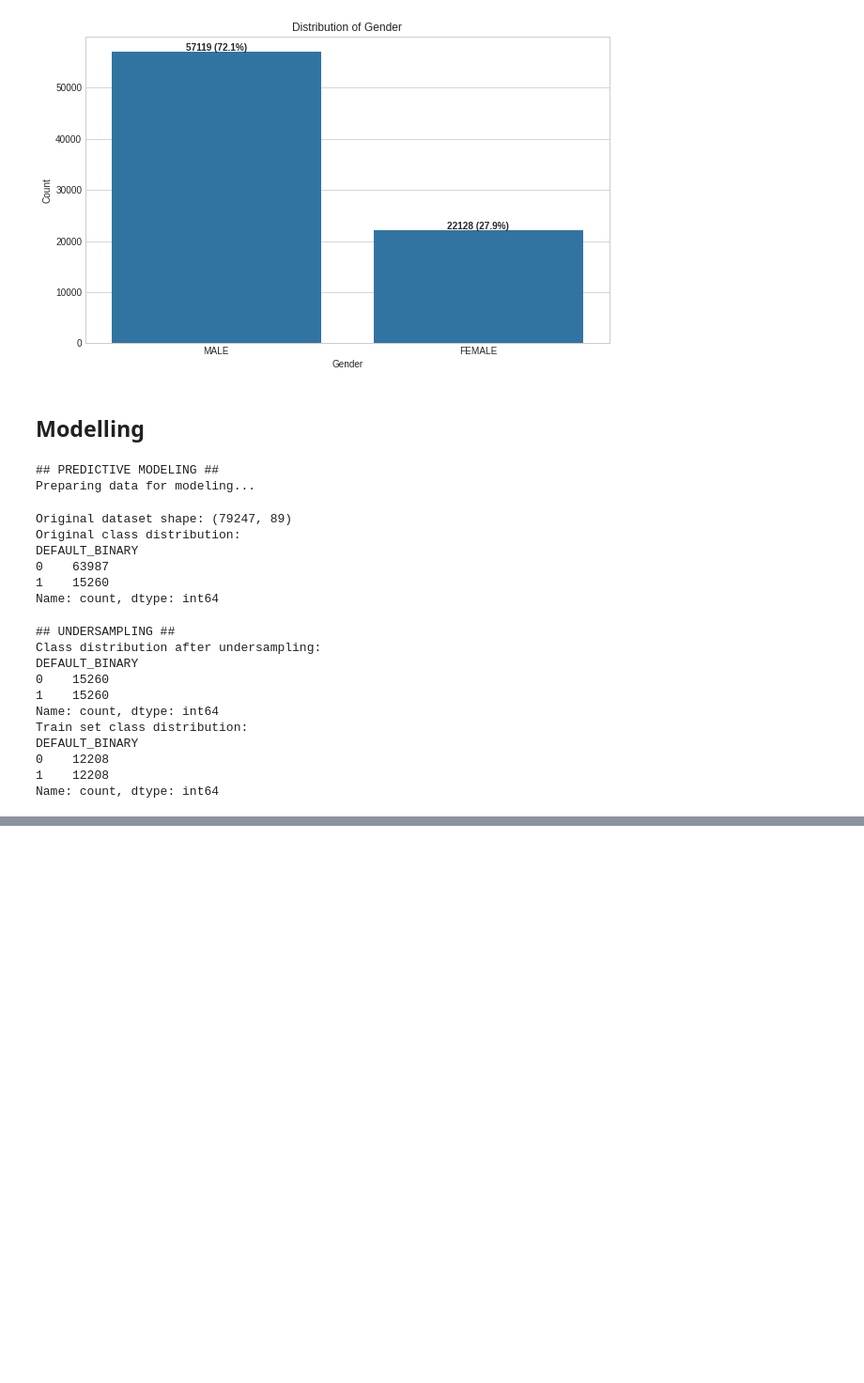
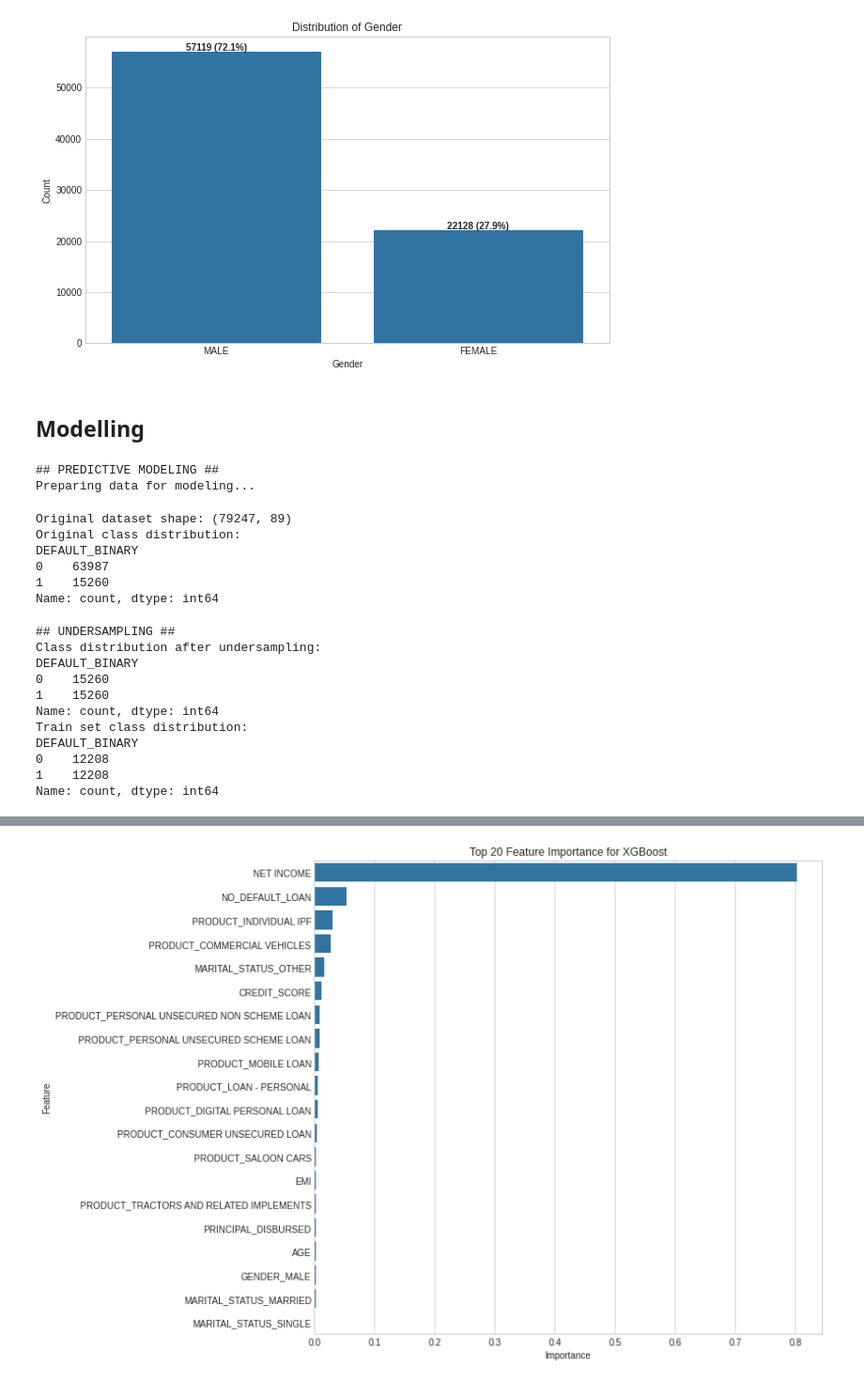
Before and after one commit to KaiFa254/SmartLender, a Jupyter notebook: notebooks/Alex.ipynb, the cells around one changed output, grey strips where cells are left out. Shown at 94% size. Saved outputs shown, nothing was run; the diff lists cells and outputs as text; code cells hidden in the pictures; blank space fills up the shorter version.

```diff
--- a/notebooks/Alex.ipynb
+++ b/notebooks/Alex.ipynb
@@ -1157,0 +1057,81 @@ These features should be prioritized when assessing loan default risk.
+# %%
+# --------------------------------
+# FEATURE IMPORTANCE
+# --------------------------------
+from sklearn.model_selection import cross_val_score
+# If the best model has feature importance attributes
+if hasattr(best_tuned_model, 'feature_importances_') or hasattr(best_tuned_model, 'coef_'):
+    print("\nFeature Importance:")
+
+    # Get feature importance
+    if hasattr(best_tuned_model, 'feature_importances_'):
+        importances = best_tuned_model.feature_importances_
+    else:  # For logistic regression
+        importances = np.abs(best_tuned_model.coef_[0])
+
+    # Create dataframe with feature names and importance
+    feature_importance_df = pd.DataFrame({
+        'Feature': X_train.columns,
+        'Importance': importances
+    })
+
+    # Sort by importance
+    feature_importance_df = feature_importance_df.sort_values('Importance', ascending=False)
+
+    # Print top 20 features
+    print(feature_importance_df.head(20))
+
+    # Plot feature importance
+    plt.figure(figsize=(12, 8))
+    sns.barplot(x='Importance', y='Feature', data=feature_importance_df.head(20))
+    plt.title(f'Top 20 Feature Importance for {best_model_name}')
+    plt.tight_layout()
+    plt.show()
+
+# --------------------------------
+# FINAL MODEL SELECTION AND EVALUATION
+# --------------------------------
+
+print("\nFINAL MODEL SELECTION")
+print("---------------------")
+
+# Calculate cross-validation score for the tuned model
+cv_scores = cross_val_score(best_tuned_model, X, y, cv=5, scoring='f1')
+print(f"5-Fold Cross-Validation F1 Scores: {cv_scores}")
+print(f"Mean F1 Score: {cv_scores.mean():.4f}")
+print(f"Standard Deviation: {cv_scores.std():.4f}")
+
+# Summarize the performance of all models
+print("\nPerformance Summary:")
+print("--------------------")
+model_names = list(results.keys()) + ["Tuned " + best_model_name]
+accuracies = [result['accuracy'] for result in results.values()] + [tuned_results['accuracy']]
+f1_scores_list = [result['f1_score'] for result in results.values()] + [tuned_results['f1_score']]
+roc_auc_list = []
+
+for result in results.values():
+    if result['roc_auc'] is not None:
+        roc_auc_list.append(result['roc_auc'])
+    else:
+        roc_auc_list.append(None)
+roc_auc_list.append(tuned_results['roc_auc'] if tuned_results['roc_auc'] is not None else None)
+
+summary_df = pd.DataFrame({
+    'Model': model_names,
+    'Accuracy': accuracies,
+    'F1 Score': f1_scores_list,
+    'ROC AUC': roc_auc_list
+})
+
+print(summary_df.sort_values('F1 Score', ascending=False))
+
+# Conclusion
+print("\nCONCLUSION")
+print("----------")
+best_row = summary_df.loc[summary_df['F1 Score'].idxmax()]
+print(f"The best performing model is {best_row['Model']} with:")
+print(f"- Accuracy: {best_row['Accuracy']:.4f}")
+print(f"- F1 Score: {best_row['F1 Score']:.4f}")
+if pd.notnull(best_row['ROC AUC']):
+    print(f"- ROC AUC: {best_row['ROC AUC']:.4f}")
+# %% [output]
@@ -1157,0 +1155 @@ These features should be prioritized when assessing loan default risk.
+[figure, added]
```
Also changed, not shown: parts of 25 cells of this notebook.
